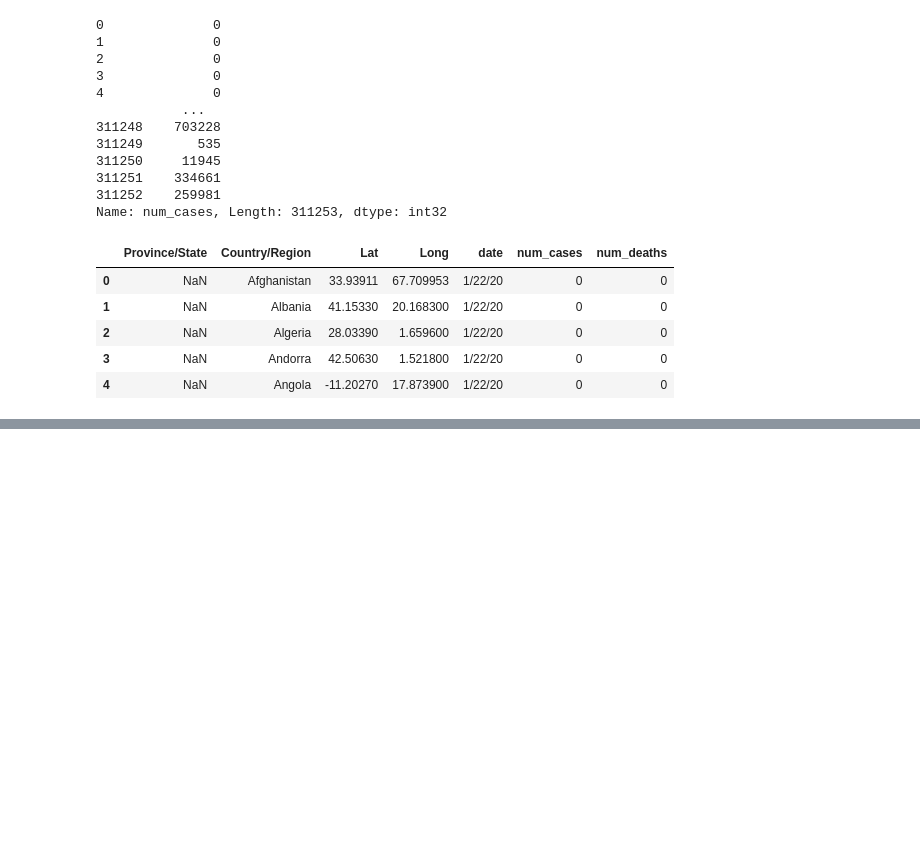
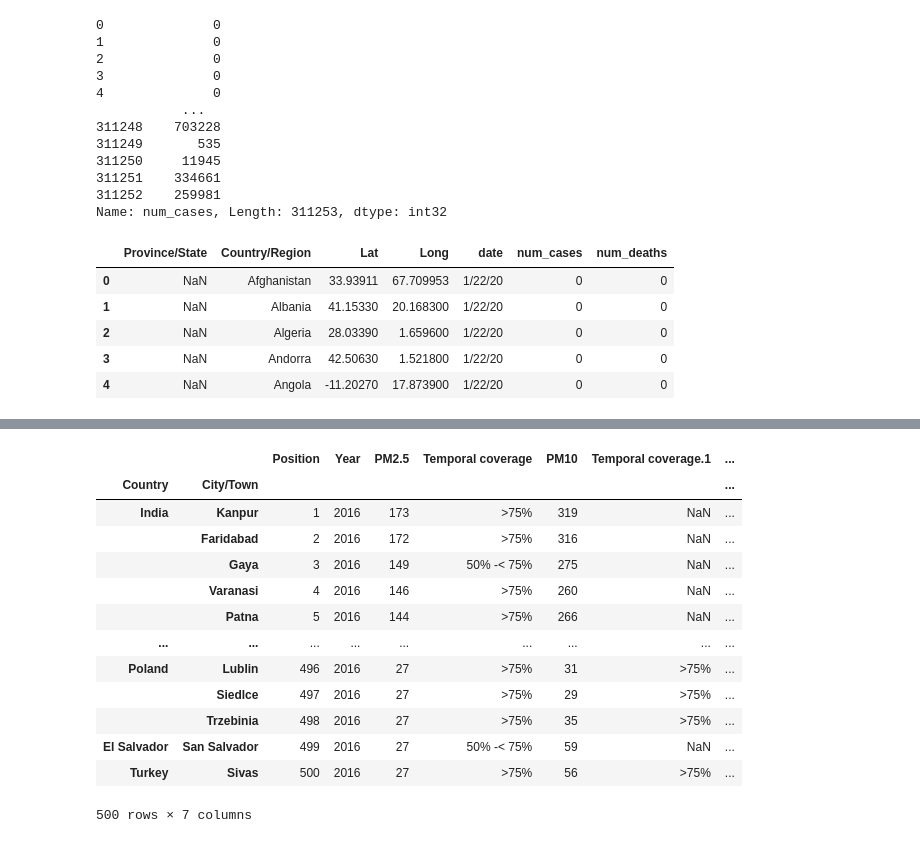
Before and after one commit to khadar786/CampusX, a Jupyter notebook: Tasks/Task-21.ipynb, the cells around one changed output, grey strips where cells are left out. Saved outputs shown, nothing was run; the diff lists cells and outputs as text; code cells hidden in the pictures; blank space fills up the shorter version.

```diff
--- a/Tasks/Task-21.ipynb
+++ b/Tasks/Task-21.ipynb
@@ -109,0 +266,17 @@ final_df.head()
+# %%
+df
+# %% [output]
+|  |  | Position | Year | PM2.5 | Temporal coverage | PM10 | Temporal coverage.1 | ... |
+| Country | City/Town |  |  |  |  |  |  | ... |
+| India | Kanpur | 1 | 2016 | 173 | >75% | 319 | NaN | ... |
+|  | Faridabad | 2 | 2016 | 172 | >75% | 316 | NaN | ... |
+|  | Gaya | 3 | 2016 | 149 | 50% -< 75% | 275 | NaN | ... |
+|  | Varanasi | 4 | 2016 | 146 | >75% | 260 | NaN | ... |
+|  | Patna | 5 | 2016 | 144 | >75% | 266 | NaN | ... |
+| ... | ... | ... | ... | ... | ... | ... | ... | ... |
+| Poland | Lublin | 496 | 2016 | 27 | >75% | 31 | >75% | ... |
+|  | Siedlce | 497 | 2016 | 27 | >75% | 29 | >75% | ... |
+|  | Trzebinia | 498 | 2016 | 27 | >75% | 35 | >75% | ... |
+| El Salvador | San Salvador | 499 | 2016 | 27 | 50% -< 75% | 59 | NaN | ... |
+| Turkey | Sivas | 500 | 2016 | 27 | >75% | 56 | >75% | ... |
+500 rows × 7 columns
```
Also changed, not shown: parts of 24 cells of this notebook.
